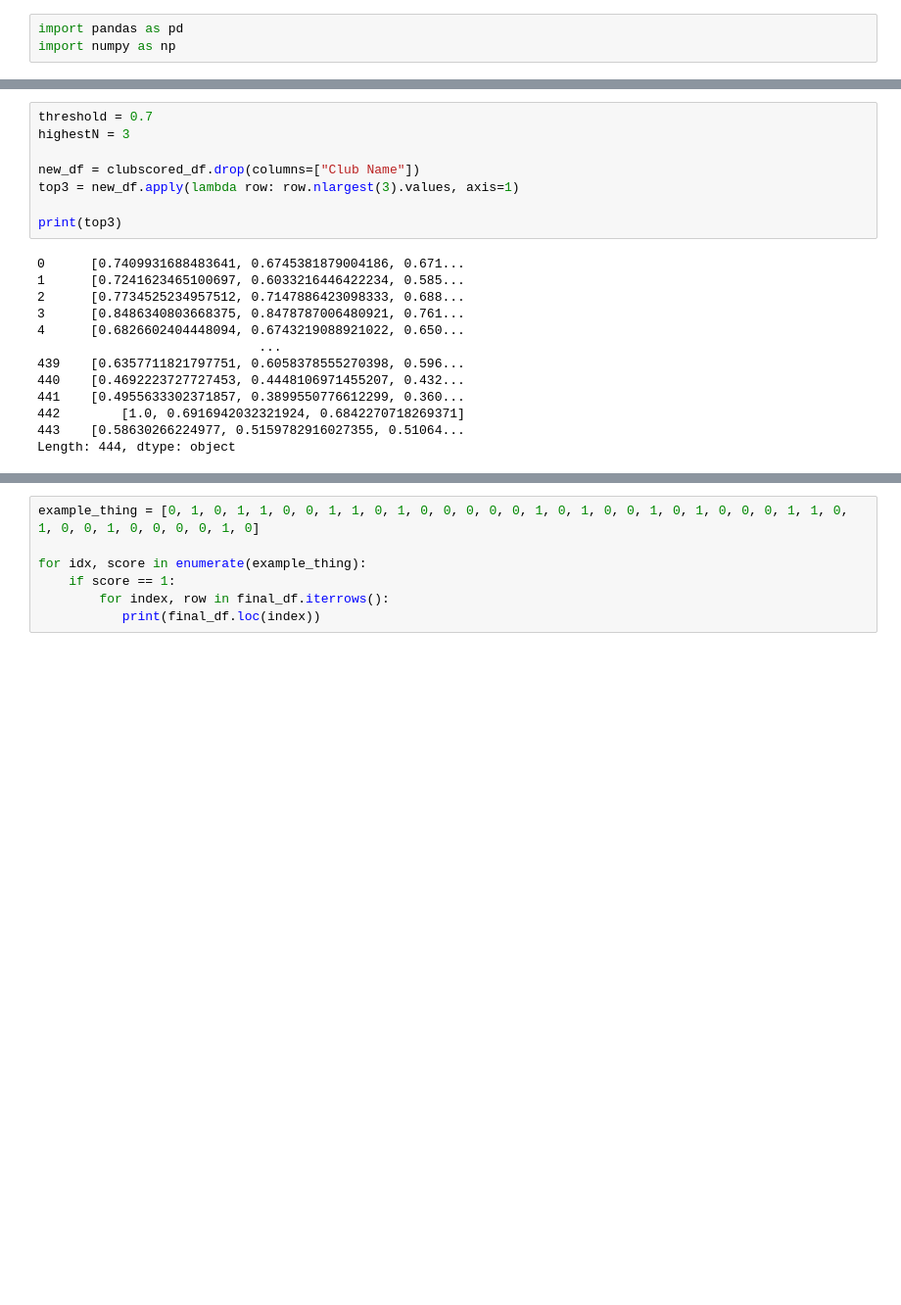
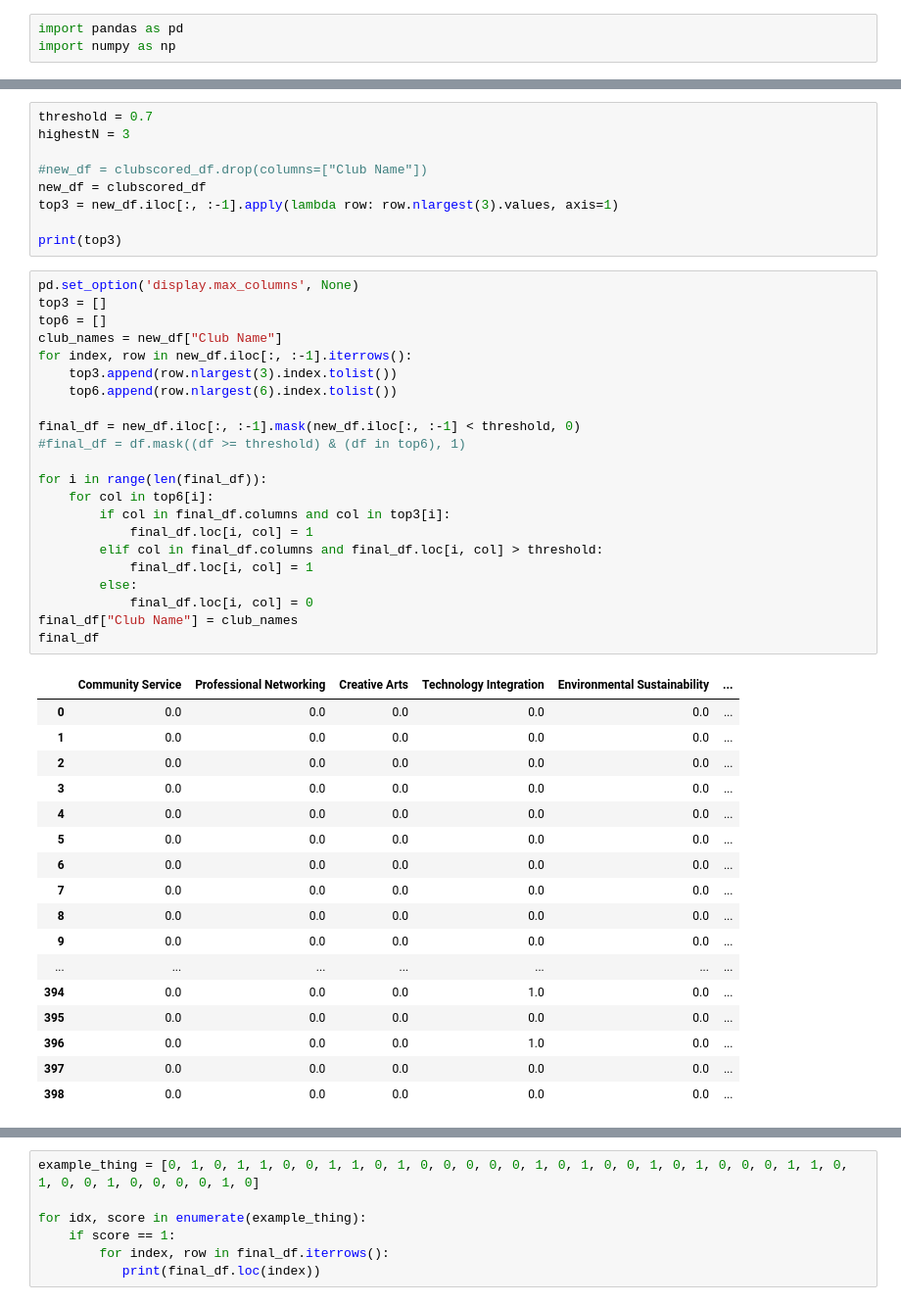
Before and after one commit to CPClubMatch/SocialConnection, a Jupyter notebook: quizlinking.ipynb, the cells around one changed output, grey strips where cells are left out. Shown at 98% size. Drawn from its saved outputs; the diff is of its cells as text; blank space fills up the shorter version.

```diff
--- a/quizlinking.ipynb
+++ b/quizlinking.ipynb
@@ -26,21 +27,49 @@ print(clubscored_df.head(10))
 threshold = 0.7
 highestN = 3
 
-new_df = clubscored_df.drop(columns=["Club Name"])
-top3 = new_df.apply(lambda row: row.nlargest(3).values, axis=1)
+#new_df = clubscored_df.drop(columns=["Club Name"])
+new_df = clubscored_df
+top3 = new_df.iloc[:, :-1].apply(lambda row: row.nlargest(3).values, axis=1)
 
 print(top3)
-# %% [output]
-0      [0.7409931688483641, 0.6745381879004186, 0.671...
-1      [0.7241623465100697, 0.6033216446422234, 0.585...
-2      [0.7734525234957512, 0.7147886423098333, 0.688...
-3      [0.8486340803668375, 0.8478787006480921, 0.761...
-4      [0.6826602404448094, 0.6743219088921022, 0.650...
-                             ...
-439    [0.6357711821797751, 0.6058378555270398, 0.596...
-440    [0.4692223727727453, 0.4448106971455207, 0.432...
-441    [0.4955633302371857, 0.3899550776612299, 0.360...
-442        [1.0, 0.6916942032321924, 0.6842270718269371]
-443    [0.58630266224977, 0.5159782916027355, 0.51064...
-Length: 444, dtype: object
+# %%
+pd.set_option('display.max_columns', None)
+top3 = []
+top6 = []
+club_names = new_df["Club Name"]
+for index, row in new_df.iloc[:, :-1].iterrows():
+    top3.append(row.nlargest(3).index.tolist())
+    top6.append(row.nlargest(6).index.tolist())
+
+final_df = new_df.iloc[:, :-1].mask(new_df.iloc[:, :-1] < threshold, 0)
+#final_df = df.mask((df >= threshold) & (df in top6), 1)
+
+for i in range(len(final_df)):
+    for col in top6[i]:
+        if col in final_df.columns and col in top3[i]:
+            final_df.loc[i, col] = 1
+        elif col in final_df.columns and final_df.loc[i, col] > threshold:
+            final_df.loc[i, col] = 1
+        else:
+            final_df.loc[i, col] = 0
+final_df["Club Name"] = club_names
+final_df
+# %% [output]
+|  | Community Service | Professional Networking | Creative Arts | Technology Integration | Environmental Sustainability | ... |
+| 0 | 0.0 | 0.0 | 0.0 | 0.0 | 0.0 | ... |
+| 1 | 0.0 | 0.0 | 0.0 | 0.0 | 0.0 | ... |
+| 2 | 0.0 | 0.0 | 0.0 | 0.0 | 0.0 | ... |
+| 3 | 0.0 | 0.0 | 0.0 | 0.0 | 0.0 | ... |
+| 4 | 0.0 | 0.0 | 0.0 | 0.0 | 0.0 | ... |
+| 5 | 0.0 | 0.0 | 0.0 | 0.0 | 0.0 | ... |
+| 6 | 0.0 | 0.0 | 0.0 | 0.0 | 0.0 | ... |
+| 7 | 0.0 | 0.0 | 0.0 | 0.0 | 0.0 | ... |
+| 8 | 0.0 | 0.0 | 0.0 | 0.0 | 0.0 | ... |
+| 9 | 0.0 | 0.0 | 0.0 | 0.0 | 0.0 | ... |
+| ... | ... | ... | ... | ... | ... | ... |
+| 394 | 0.0 | 0.0 | 0.0 | 1.0 | 0.0 | ... |
+| 395 | 0.0 | 0.0 | 0.0 | 0.0 | 0.0 | ... |
+| 396 | 0.0 | 0.0 | 0.0 | 1.0 | 0.0 | ... |
+| 397 | 0.0 | 0.0 | 0.0 | 0.0 | 0.0 | ... |
+| 398 | 0.0 | 0.0 | 0.0 | 0.0 | 0.0 | ... |
 # %%
```
Also changed, not shown: parts of 6 cells of this notebook, 1 other file.
